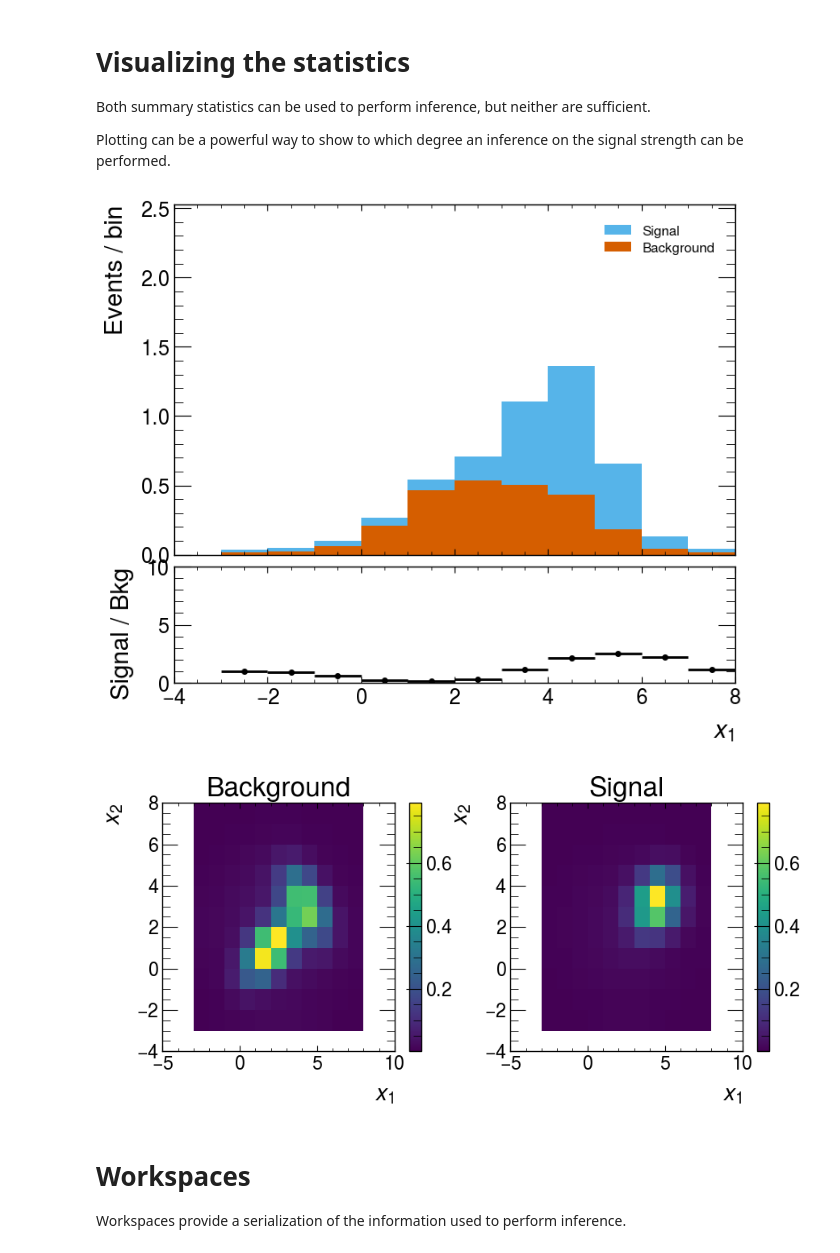
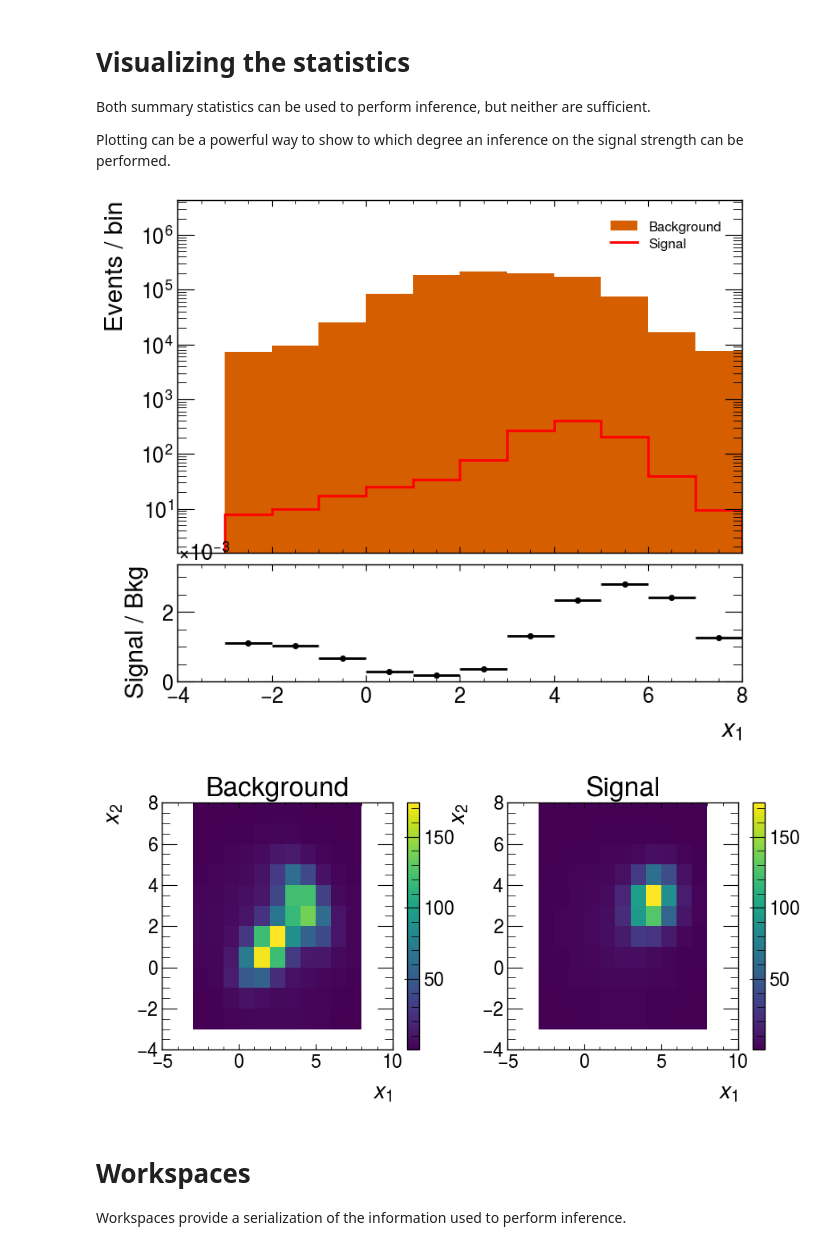
Before and after one commit to Ragansu/NSBI-workflow-tutorial, a Jupyter notebook: workshops/ml4hep_tifr/4_summary_statistics.ipynb, the cells around one changed output. Saved outputs shown, nothing was run; the diff lists cells and outputs as text; code cells hidden in the pictures.

Commit message:
updated notebook, fixed lumi issue

```diff
--- a/workshops/ml4hep_tifr/4_summary_statistics.ipynb
+++ b/workshops/ml4hep_tifr/4_summary_statistics.ipynb
@@ -28,9 +28,8 @@ def hist_template(values, edges, weights):
 var = 'x1'
 bins = np.linspace(-3,8,12)
 
-lumi_factor = 1.e-6
-signal_weights = lumi_factor*np.ones_like(signal[var])
-background_weights = lumi_factor*np.ones_like(background[var])
+signal_weights = np.array(signal.weight)
+background_weights = np.array(background.weight)
 
 h_sig = hist_template(signal[var], bins, signal_weights)
 h_bkg = hist_template(background[var], bins, background_weights)
@@ -60,79 +59,87 @@ Both summary statistics can be used to perform inference, but neither are suffic
 
 Plotting can be a powerful way to show to which degree an inference on the signal strength can be performed.
 # %%
-def plot_histograms(signal_yield_per_bin, background_yield_per_bin, bins, log_y = False, ax_title=r'$x_1$'):
+def plot_histograms(signal_yield_per_bin, background_yield_per_bin, bins, log_y=False, ax_title=r"$x_1$"):
     fig, (ax, rax) = plt.subplots(
-        2,
-        1,
+        2, 1,
         figsize=(8.0, 7.0),
         sharex=True,
         gridspec_kw={"height_ratios": [3, 1], "hspace": 0.05},
     )
 
-    # Background stack. This is a list so that adding more backgrounds later is
-    # just a matter of adding more arrays and labels.
+    # Background drawn as a filled stack (a list, so more backgrounds can be
+    # added later). Signal is overlaid UNSTACKED as a step line -- with a true
+    # S/B ~ 1e-3 a stacked signal would be an invisible sliver on top.
     hep.histplot(
-        [background_yield_per_bin,signal_yield_per_bin],
+        [background_yield_per_bin],
         bins=bins,
         stack=True,
         histtype="fill",
-        label=["Background","Signal"],
+        label=["Background"],
         ax=ax,
     )
+    hep.histplot(
+        signal_yield_per_bin,
+        bins=bins,
+        histtype="step",
+        lw=2,
+        color="red",
+        label="Signal",
+        ax=ax,
+    )
+
     centers = 0.5 * (bins[1:] + bins[:-1])
     half_widths = 0.5 * np.diff(bins)
 
     observation_per_bin = signal_yield_per_bin + background_yield_per_bin
     obs_err = np.sqrt(np.maximum(observation_per_bin, 0.0))
 
+    # Ratio panel: signal / background, with sqrt(obs) propagated as the error.
     prediction = background_yield_per_bin
     ratio = np.divide(
-        signal_yield_per_bin,
-        background_yield_per_bin,
+        signal_yield_per_bin, prediction,
         out=np.full_like(observation_per_bin, np.nan, dtype=float),
         where=prediction > 0,
     )
     ratio_err = np.divide(
-        obs_err,
-        prediction,
+        obs_err, prediction,
         out=np.full_like(obs_err, np.nan, dtype=float),
         where=prediction > 0,
     )
 
     rax.errorbar(
-        centers,
-        ratio,
-        xerr=half_widths,
-        fmt="o",
-        markersize=4,
-        color="black",
+        centers, ratio,
+        xerr=half_widths, yerr=0,
+        fmt="o", markersize=4, color="black",
     )
-    rax.set_ylim(0.0, 10.0)
+    # Auto-scale the ratio panel to the finite points (fixed 0-10 hides a ~1e-3 ratio).
+    finite = ratio[np.isfinite(ratio)]
+    if finite.size:
+        rax.set_ylim(0.0, 1.2 * finite.max())
 
     ax.set_ylabel("Events / bin")
     rax.set_ylabel("Signal / Bkg")
     rax.set_xlabel(ax_title)
     ax.legend(fontsize=11)
 
     if log_y:
-        positive = np.concatenate(
-            [background_yield_per_bin, signal_yield_per_bin]
-        )
+        positive = np.concatenate([background_yield_per_bin, signal_yield_per_bin])
         positive = positive[positive > 0]
         if positive.size:
             ax.set_yscale("log")
-            #ax.set_ylim(max(positive.min() * 0.2, 1.0e-3), positive.max() * 20.0)
+            ax.set_ylim(max(positive.min() * 0.2, 1.0e-3), positive.max() * 20.0)
     else:
-
-        ymax = max(np.max(background_yield_per_bin) if background_yield_per_bin.size else 0.0,
-               np.max(signal_yield_per_bin) if signal_yield_per_bin.size else 0.0,
-               np.max(observation_per_bin + obs_err) if observation_per_bin.size else 0.0,
-              )
+        ymax = max(
+            np.max(background_yield_per_bin) if background_yield_per_bin.size else 0.0,
+            np.max(signal_yield_per_bin) if signal_yield_per_bin.size else 0.0,
+            np.max(observation_per_bin + obs_err) if observation_per_bin.size else 0.0,
+        )
         ax.set_ylim(0.0, ymax if ymax > 0 else 1.0)
 
-plot_histograms(h_sig,h_bkg,bins)
+
+plot_histograms(h_sig, h_bkg, bins, log_y=True)
 # %% [output]
-[figure, old version]
+[figure, new version]
 # %%
 def plot_histograms_2d(signal_yield_per_bin, background_yield_per_bin, bins):
 
@@ -159,7 +166,7 @@ def plot_histograms_2d(signal_yield_per_bin, background_yield_per_bin, bins):
         ax.set_ylabel(r"$x_2$")
 plot_histograms_2d(h2d_sig,h2d_bkg,bins)
 # %% [output]
-[figure, old version]
+[figure, new version]
 # %% [markdown]
 # Workspaces
 
```
Also changed, not shown: parts of 10 cells of this notebook.
